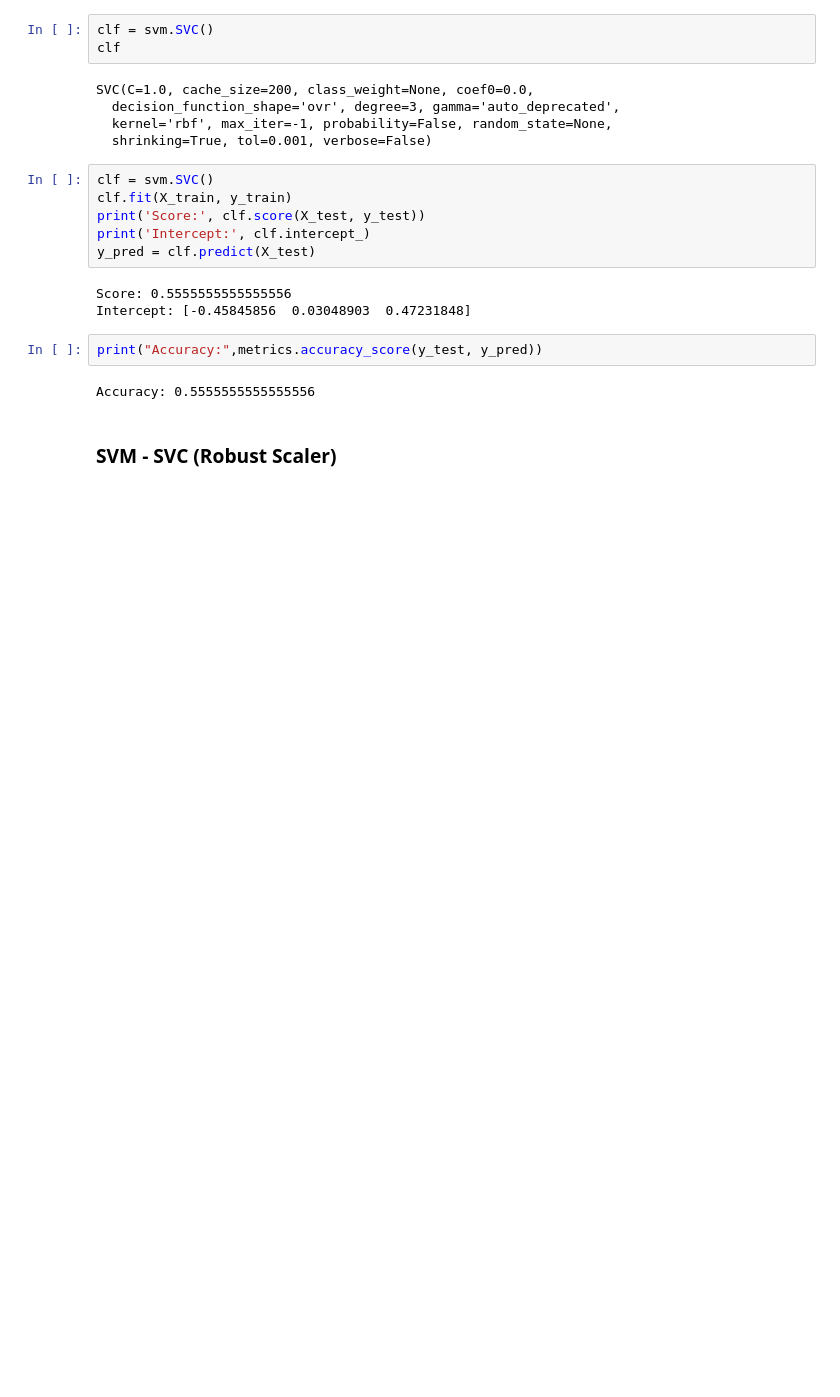
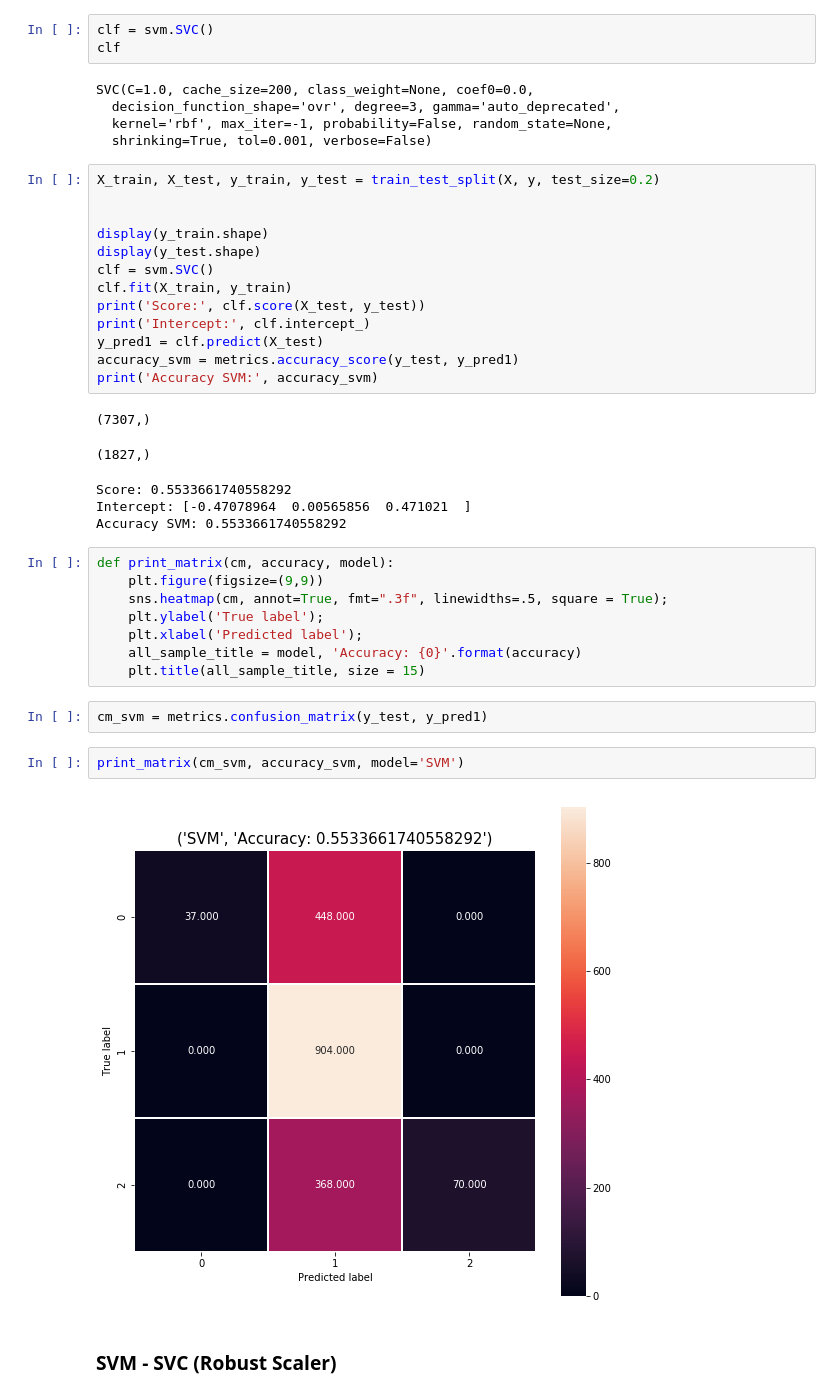
Before and after one commit to miriammg/Final-Project-IH, a Jupyter notebook: Final Project.ipynb, the cells around one changed output. Drawn from its saved outputs; the diff is of its cells as text; blank space fills up the shorter version.

```diff
--- a/Final Project.ipynb
+++ b/Final Project.ipynb
@@ -548,18 +538,38 @@ SVC(C=1.0, cache_size=200, class_weight=None, coef0=0.0,
   kernel='rbf', max_iter=-1, probability=False, random_state=None,
   shrinking=True, tol=0.001, verbose=False)
 # %%
+X_train, X_test, y_train, y_test = train_test_split(X, y, test_size=0.2)
+
+
+display(y_train.shape)
+display(y_test.shape)
 clf = svm.SVC()
 clf.fit(X_train, y_train)
 print('Score:', clf.score(X_test, y_test))
 print('Intercept:', clf.intercept_)
-y_pred = clf.predict(X_test)
+y_pred1 = clf.predict(X_test)
+accuracy_svm = metrics.accuracy_score(y_test, y_pred1)
+print('Accuracy SVM:', accuracy_svm)
 # %% [output]
-Score: 0.5555555555555556
-Intercept: [-0.45845856  0.03048903  0.47231848]
+(7307,)
+(1827,)
+Score: 0.5533661740558292
+Intercept: [-0.47078964  0.00565856  0.471021  ]
+Accuracy SVM: 0.5533661740558292
-# %%
-print("Accuracy:",metrics.accuracy_score(y_test, y_pred))
-# %% [output]
-Accuracy: 0.5555555555555556
+# %%
+def print_matrix(cm, accuracy, model):
+    plt.figure(figsize=(9,9))
+    sns.heatmap(cm, annot=True, fmt=".3f", linewidths=.5, square = True);
+    plt.ylabel('True label');
+    plt.xlabel('Predicted label');
+    all_sample_title = model, 'Accuracy: {0}'.format(accuracy)
+    plt.title(all_sample_title, size = 15)
+# %%
+cm_svm = metrics.confusion_matrix(y_test, y_pred1)
+# %%
+print_matrix(cm_svm, accuracy_svm, model='SVM')
+# %% [output]
+[figure, added]
 # %% [markdown]
 ### SVM - SVC (Robust Scaler)
 # %%
```
Also changed, not shown: parts of 56 cells of this notebook.
